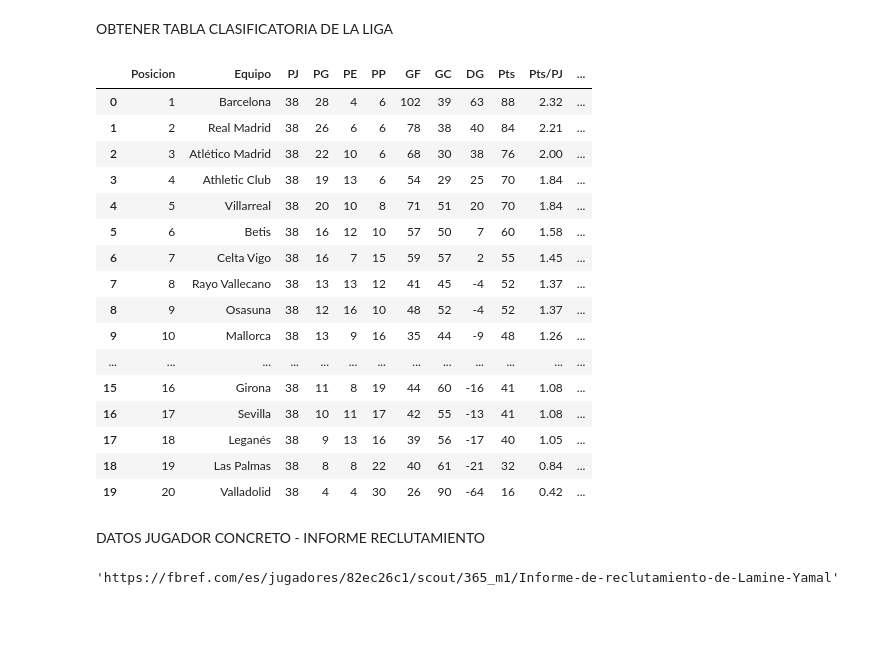
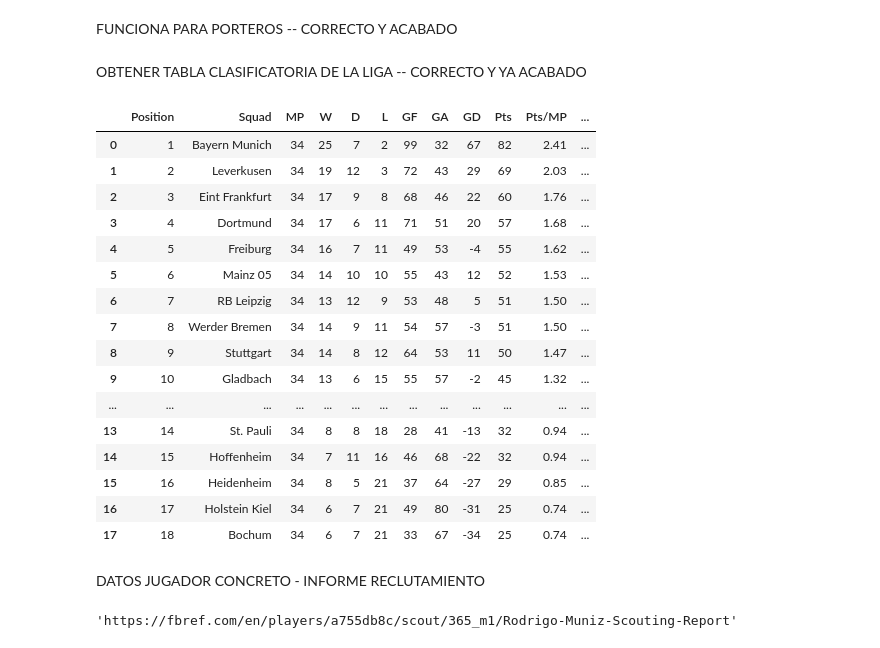
Before and after one commit to CescBlanco/proyecto_libreria_Evolve, a Jupyter notebook: pruebas.ipynb, the cells around one changed output. Drawn from its saved outputs; the diff is of its cells as text; code cells hidden in the pictures; blank space fills up the shorter version.

```diff
--- a/pruebas.ipynb
+++ b/pruebas.ipynb
@@ -867,0 +807,5 @@ table[0]
+# %%
+liga = 'La Liga'
+temporada = '2024-2025'
+urls_equipos = teams_urls[liga][temporada]
+urls_equipos
@@ -867,0 +826,2 @@ table[0]
+# %% [markdown]
+FUNCIONA PARA PORTEROS -- CORRECTO Y ACABADO
@@ -868,47 +886,52 @@ table[0]
 # %% [markdown]
-OBTENER TABLA CLASIFICATORIA DE LA LIGA
+OBTENER TABLA CLASIFICATORIA DE LA LIGA -- CORRECTO Y YA ACABADO
 # %%
-def obtener_tabla_liga_principal(url_general):
+def obtener_tabla_liga_principal(url_general: str) -> pd.DataFrame:
     """
     Extrae y limpia la tabla clasificatoria de una liga desde FBref.
 
     Args:
-        url_general (str): URL de la página de clasificación de la liga en FBref.
+        url_general (str): URL (en inglés) de la página de clasificación de la liga en FBref.
 
     Returns:
         pd.DataFrame: DataFrame limpio con la tabla clasificatoria,
                       renombrando la columna 'RL' a 'Posicion' y eliminando la columna 'Notas'.
     """
-    tabla = pd.read_html(url_general)
-    tabla_sucia = tabla[0]
-    tabla_sucia = tabla_sucia.rename(columns={'RL': 'Posicion'})
-    tabla_limpia = tabla_sucia.drop(columns=['Notas'])
-    return tabla_limpia
+    try:
+        tablas = pd.read_html(url_general)
+        tabla = tablas[0]
+        tabla = tabla.rename(columns={'Rk': 'Position'})
+        if 'Notes' in tabla.columns:
+            tabla = tabla.drop(columns=['Notes'])
+        return tabla
+    except Exception as e:
+        print(f"[ERROR] No se pudo obtener la tabla principal de liga desde {url_general}: {e}")
+        return pd.DataFrame()
 # %%
-obtener_tabla_liga_principal('https://fbref.com/es/comps/12/Estadisticas-de-La-Liga')
+obtener_tabla_liga_principal('https://fbref.com/en/comps/20/Bundesliga-Stats')
 # %% [output]
-|  | Posicion | Equipo | PJ | PG | PE | PP | GF | GC | DG | Pts | Pts/PJ | ... |
-| 0 | 1 | Barcelona | 38 | 28 | 4 | 6 | 102 | 39 | 63 | 88 | 2.32 | ... |
-| 1 | 2 | Real Madrid | 38 | 26 | 6 | 6 | 78 | 38 | 40 | 84 | 2.21 | ... |
-| 2 | 3 | Atlético Madrid | 38 | 22 | 10 | 6 | 68 | 30 | 38 | 76 | 2.00 | ... |
-| 3 | 4 | Athletic Club | 38 | 19 | 13 | 6 | 54 | 29 | 25 | 70 | 1.84 | ... |
-| 4 | 5 | Villarreal | 38 | 20 | 10 | 8 | 71 | 51 | 20 | 70 | 1.84 | ... |
-| 5 | 6 | Betis | 38 | 16 | 12 | 10 | 57 | 50 | 7 | 60 | 1.58 | ... |
-| 6 | 7 | Celta Vigo | 38 | 16 | 7 | 15 | 59 | 57 | 2 | 55 | 1.45 | ... |
-| 7 | 8 | Rayo Vallecano | 38 | 13 | 13 | 12 | 41 | 45 | -4 | 52 | 1.37 | ... |
-| 8 | 9 | Osasuna | 38 | 12 | 16 | 10 | 48 | 52 | -4 | 52 | 1.37 | ... |
-| 9 | 10 | Mallorca | 38 | 13 | 9 | 16 | 35 | 44 | -9 | 48 | 1.26 | ... |
+|  | Position | Squad | MP | W | D | L | GF | GA | GD | Pts | Pts/MP | ... |
+| 0 | 1 | Bayern Munich | 34 | 25 | 7 | 2 | 99 | 32 | 67 | 82 | 2.41 | ... |
+| 1 | 2 | Leverkusen | 34 | 19 | 12 | 3 | 72 | 43 | 29 | 69 | 2.03 | ... |
+| 2 | 3 | Eint Frankfurt | 34 | 17 | 9 | 8 | 68 | 46 | 22 | 60 | 1.76 | ... |
+| 3 | 4 | Dortmund | 34 | 17 | 6 | 11 | 71 | 51 | 20 | 57 | 1.68 | ... |
+| 4 | 5 | Freiburg | 34 | 16 | 7 | 11 | 49 | 53 | -4 | 55 | 1.62 | ... |
+| 5 | 6 | Mainz 05 | 34 | 14 | 10 | 10 | 55 | 43 | 12 | 52 | 1.53 | ... |
+| 6 | 7 | RB Leipzig | 34 | 13 | 12 | 9 | 53 | 48 | 5 | 51 | 1.50 | ... |
+| 7 | 8 | Werder Bremen | 34 | 14 | 9 | 11 | 54 | 57 | -3 | 51 | 1.50 | ... |
+| 8 | 9 | Stuttgart | 34 | 14 | 8 | 12 | 64 | 53 | 11 | 50 | 1.47 | ... |
+| 9 | 10 | Gladbach | 34 | 13 | 6 | 15 | 55 | 57 | -2 | 45 | 1.32 | ... |
 | ... | ... | ... | ... | ... | ... | ... | ... | ... | ... | ... | ... | ... |
-| 15 | 16 | Girona | 38 | 11 | 8 | 19 | 44 | 60 | -16 | 41 | 1.08 | ... |
-| 16 | 17 | Sevilla | 38 | 10 | 11 | 17 | 42 | 55 | -13 | 41 | 1.08 | ... |
-| 17 | 18 | Leganés | 38 | 9 | 13 | 16 | 39 | 56 | -17 | 40 | 1.05 | ... |
-| 18 | 19 | Las Palmas | 38 | 8 | 8 | 22 | 40 | 61 | -21 | 32 | 0.84 | ... |
-| 19 | 20 | Valladolid | 38 | 4 | 4 | 30 | 26 | 90 | -64 | 16 | 0.42 | ... |
+| 13 | 14 | St. Pauli | 34 | 8 | 8 | 18 | 28 | 41 | -13 | 32 | 0.94 | ... |
+| 14 | 15 | Hoffenheim | 34 | 7 | 11 | 16 | 46 | 68 | -22 | 32 | 0.94 | ... |
+| 15 | 16 | Heidenheim | 34 | 8 | 5 | 21 | 37 | 64 | -27 | 29 | 0.85 | ... |
+| 16 | 17 | Holstein Kiel | 34 | 6 | 7 | 21 | 49 | 80 | -31 | 25 | 0.74 | ... |
+| 17 | 18 | Bochum | 34 | 6 | 7 | 21 | 33 | 67 | -34 | 25 | 0.74 | ... |
 # %% [markdown]
 DATOS JUGADOR CONCRETO - INFORME RECLUTAMIENTO
 # %%
-url_jugador= 'https://fbref.com/es/jugadores/82ec26c1/scout/365_m1/Informe-de-reclutamiento-de-Lamine-Yamal'
+url_jugador= 'https://fbref.com/en/players/a755db8c/scout/365_m1/Rodrigo-Muniz-Scouting-Report'
 url_jugador
 # %% [output]
-'https://fbref.com/es/jugadores/82ec26c1/scout/365_m1/Informe-de-reclutamiento-de-Lamine-Yamal'
+'https://fbref.com/en/players/a755db8c/scout/365_m1/Rodrigo-Muniz-Scouting-Report'
 # %%
```
Also changed, not shown: parts of 85 cells of this notebook, 6 other files.
